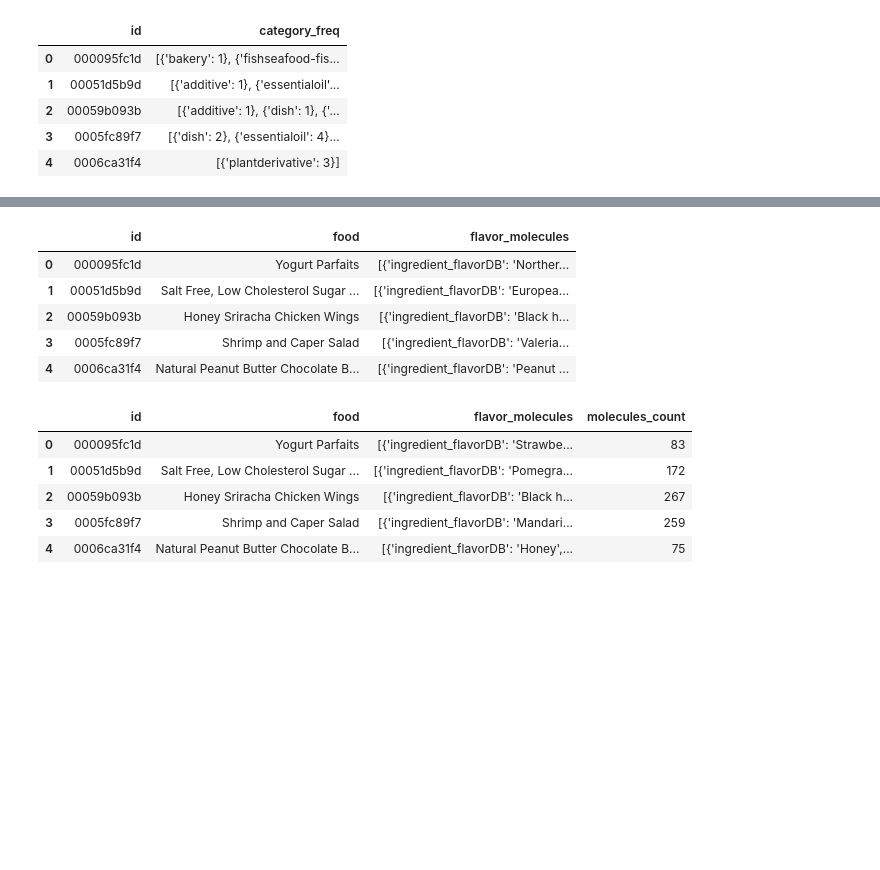
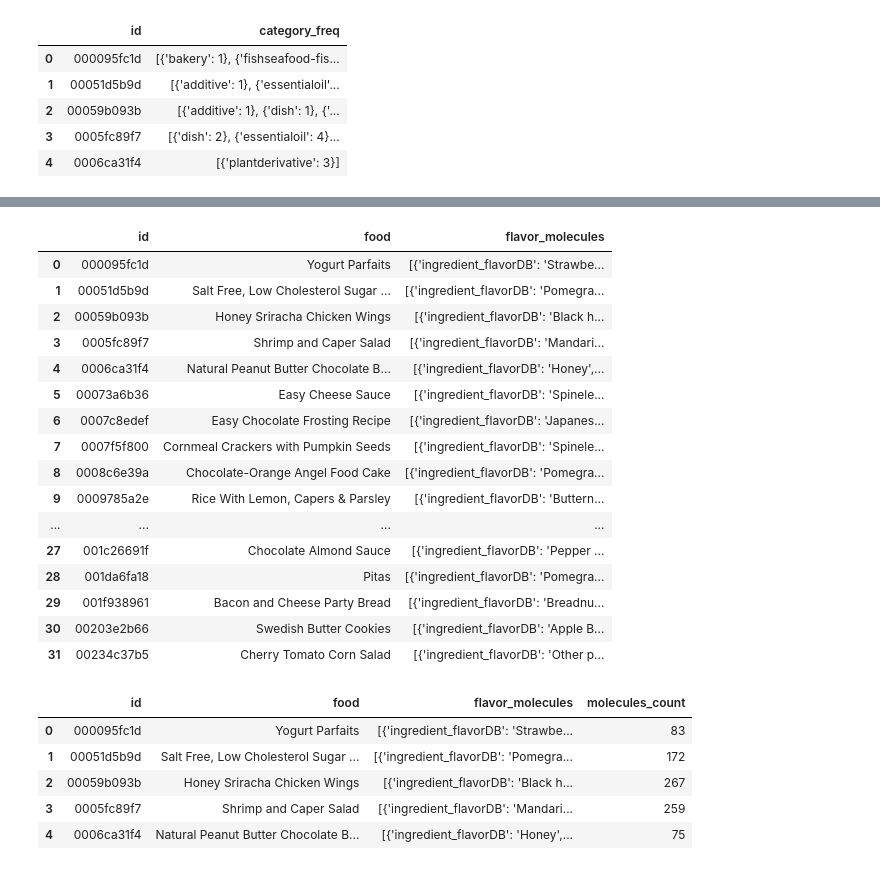
Before and after one commit to jhwaffles/cse6242-team58-project, a Jupyter notebook: data_prep/data_prep.ipynb, the cells around one changed output, grey strips where cells are left out. Drawn from its saved outputs; the diff is of its cells as text; code cells hidden in the pictures; blank space fills up the shorter version.

```diff
--- a/data_prep/data_prep.ipynb
+++ b/data_prep/data_prep.ipynb
@@ -163,6 +200,6 @@ memory usage: 896.0+ bytes
 | 9 | 0009785a2e | [rice, white, long-grain, regular... | 8 |
 # %%
 ## flatten, extract the molecule info
-flatten_flavor_df = flatten_flavor_df[["category", "entity_alias_readable", "fooddb_id", "pubchem_id", "common_name", "iupac_name"]]
+flatten_flavor_df = flatten_flavor_df[["category", "entity_alias_readable", "fooddb_id", "pubchem_id", "common_name", "iupac_name", "taste", "odor", "flavor_profile"]]
 flatten_flavor_df.iloc[0:10, :]
 # %% [output]
@@ -219,7 +250,7 @@ merged_df = flatten_flavor_df.merge(flatten_food_df,left_on='entity_alias_readab
 merged_df = merged_df.sort_values(by=["id"])
 merged_df = merged_df.reset_index(drop=True)
 ## reorder the cols
-merged_df = merged_df[["id", "title", "ingredient", "category", "entity_alias_readable", "fooddb_id", "pubchem_id", "common_name", "iupac_name"]]
+merged_df = merged_df[["id", "title", "ingredient", "category", "entity_alias_readable", "fooddb_id", "pubchem_id", "common_name", "iupac_name", "taste", "odor", "flavor_profile"]]
 merged_df = merged_df.rename(columns = {"title": "food", "entity_alias_readable": "ingredient_flavorDB"})
 # %%
 ## flatten col "nutrition per 100g"
@@ -305,7 +339,7 @@ category_freq.iloc[:5, :]
 | 4 | 0006ca31f4 | [{'plantderivative': 3}] |
 # %%
 ## make set of molecules for each food
-unique_molecules = merged_df[["id", "food", "ingredient_flavorDB", "fooddb_id", "pubchem_id", "common_name"]]
+unique_molecules = merged_df[["id", "food", "ingredient_flavorDB", "fooddb_id", "pubchem_id", "common_name", "taste", "odor", "flavor_profile"]]
 unique_molecules = unique_molecules.drop_duplicates(subset=["id", "pubchem_id"])
 # %%
 display(unique_molecules.iloc[:10, :])
@@ -338,20 +375,31 @@ memory usage: 296.6+ KB
 # %%
 ## make molecule attributes into {key: val} pair
-columns = ["ingredient_flavorDB", "fooddb_id", "pubchem_id", "common_name"]
+columns = ["ingredient_flavorDB", "fooddb_id", "pubchem_id", "common_name", "taste", "odor", "flavor_profile"]
 unique_molecules["molecules"] = unique_molecules[columns].to_dict(orient="records")
 
 ## group by each food
 unique_molecules = unique_molecules[["id", "food", "molecules"]]
 unique_molecules = unique_molecules.groupby(["id", "food"], as_index=False).agg(flavor_molecules=("molecules", lambda x : list(x)))
 # %%
-display(unique_molecules.iloc[:5, :])
+display(unique_molecules)
 # %% [output]
 |  | id | food | flavor_molecules |
-| 0 | 000095fc1d | Yogurt Parfaits | [{'ingredient_flavorDB': 'Norther... |
-| 1 | 00051d5b9d | Salt Free, Low Cholesterol Sugar ... | [{'ingredient_flavorDB': 'Europea... |
+| 0 | 000095fc1d | Yogurt Parfaits | [{'ingredient_flavorDB': 'Strawbe... |
+| 1 | 00051d5b9d | Salt Free, Low Cholesterol Sugar ... | [{'ingredient_flavorDB': 'Pomegra... |
 | 2 | 00059b093b | Honey Sriracha Chicken Wings | [{'ingredient_flavorDB': 'Black h... |
-| 3 | 0005fc89f7 | Shrimp and Caper Salad | [{'ingredient_flavorDB': 'Valeria... |
-| 4 | 0006ca31f4 | Natural Peanut Butter Chocolate B... | [{'ingredient_flavorDB': 'Peanut ... |
+| 3 | 0005fc89f7 | Shrimp and Caper Salad | [{'ingredient_flavorDB': 'Mandari... |
+| 4 | 0006ca31f4 | Natural Peanut Butter Chocolate B... | [{'ingredient_flavorDB': 'Honey',... |
+| 5 | 00073a6b36 | Easy Cheese Sauce | [{'ingredient_flavorDB': 'Spinele... |
+| 6 | 0007c8edef | Easy Chocolate Frosting Recipe | [{'ingredient_flavorDB': 'Japanes... |
+| 7 | 0007f5f800 | Cornmeal Crackers with Pumpkin Seeds | [{'ingredient_flavorDB': 'Spinele... |
+| 8 | 0008c6e39a | Chocolate-Orange Angel Food Cake | [{'ingredient_flavorDB': 'Pomegra... |
+| 9 | 0009785a2e | Rice With Lemon, Capers & Parsley | [{'ingredient_flavorDB': 'Buttern... |
+| ... | ... | ... | ... |
+| 27 | 001c26691f | Chocolate Almond Sauce | [{'ingredient_flavorDB': 'Pepper ... |
+| 28 | 001da6fa18 | Pitas | [{'ingredient_flavorDB': 'Pomegra... |
+| 29 | 001f938961 | Bacon and Cheese Party Bread | [{'ingredient_flavorDB': 'Breadnu... |
+| 30 | 00203e2b66 | Swedish Butter Cookies | [{'ingredient_flavorDB': 'Apple B... |
+| 31 | 00234c37b5 | Cherry Tomato Corn Salad | [{'ingredient_flavorDB': 'Other p... |
 # %%
 ## count number of distinct flavor_molecules for each food
 unique_molecules["molecules_count"] = unique_molecules.apply(lambda x : len(x['flavor_molecules']), axis=1)
```
Also changed, not shown: parts of 7 cells of this notebook, 1 other file.
